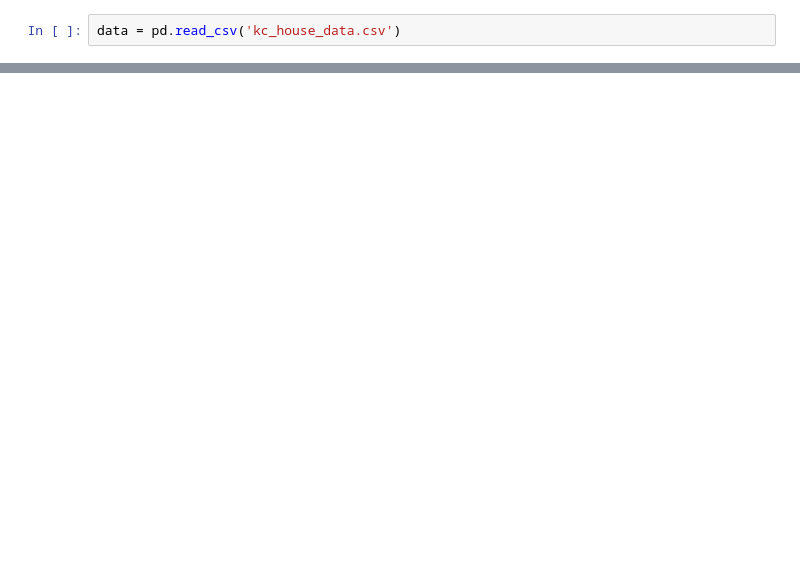
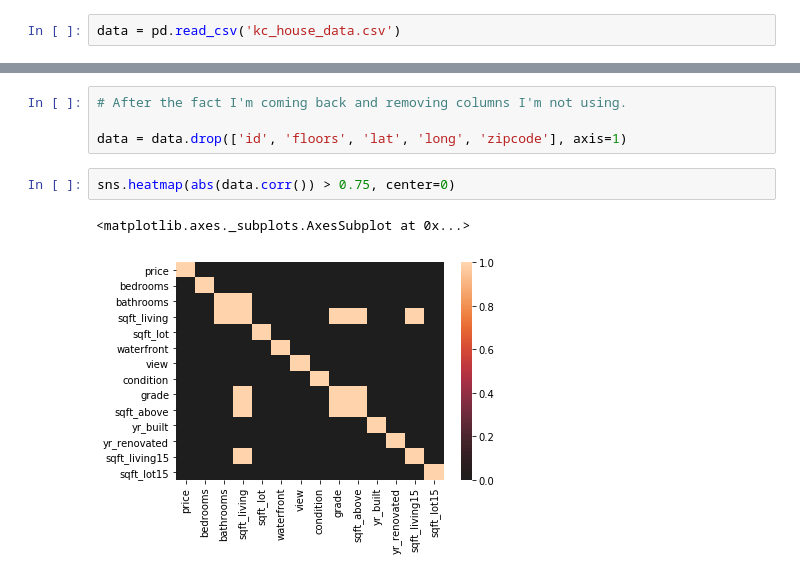
Before and after one commit to robblatt/dsc-v2-mod1-final-project-nyc-ds-career-042219, a Jupyter notebook: Mod 1.ipynb, the cells around one changed output, grey strips where cells are left out. Cells and saved outputs as stored; diff of their text form; blank space fills up the shorter version.

```diff
--- a/Mod 1.ipynb
+++ b/Mod 1.ipynb
@@ -11,0 +24,9 @@ data = pd.read_csv('kc_house_data.csv')
+# %%
+# After the fact I'm coming back and removing columns I'm not using.
+
+data = data.drop(['id', 'floors', 'lat', 'long', 'zipcode'], axis=1)
+# %%
+sns.heatmap(abs(data.corr()) > 0.75, center=0)
+# %% [output]
+<matplotlib.axes._subplots.AxesSubplot at 0x...>
+[figure, added]
```
Also changed, not shown: parts of 124 cells of this notebook.
